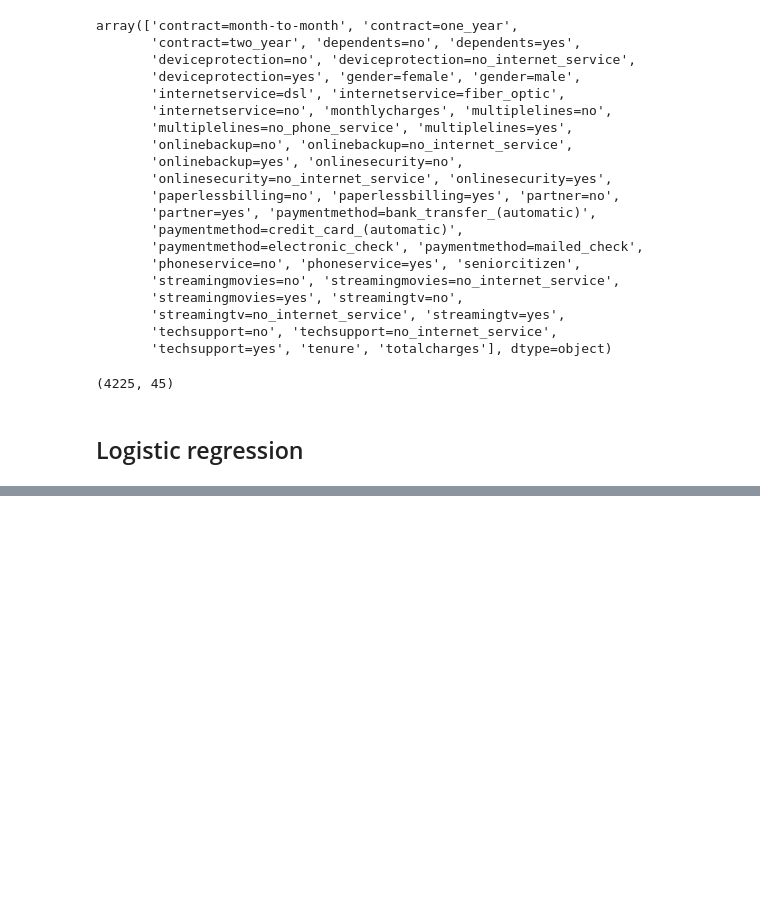
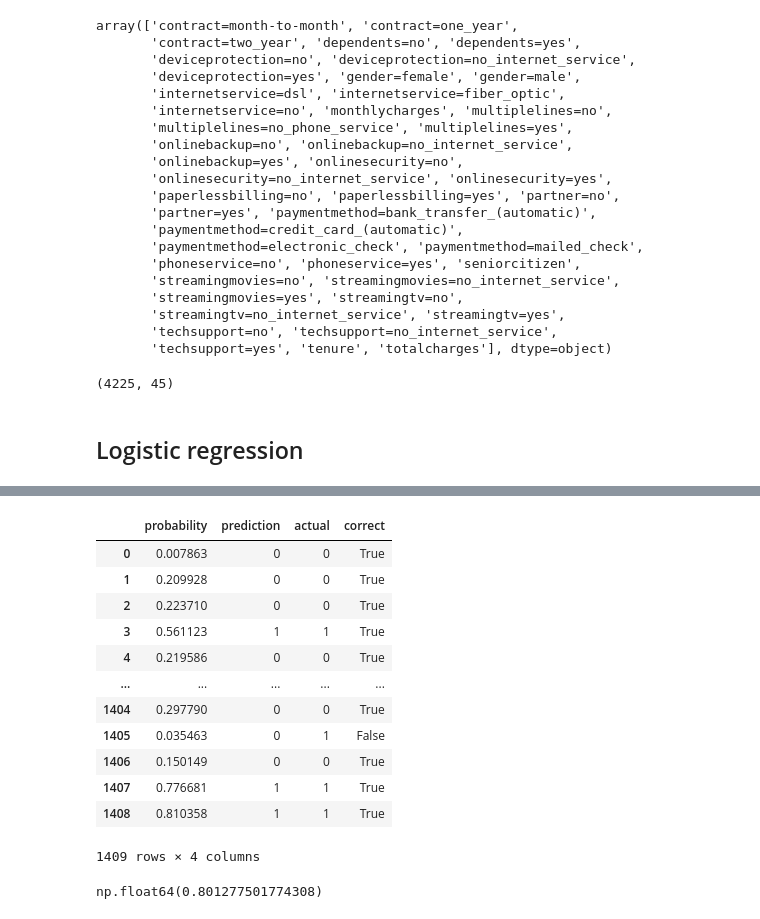
Before and after one commit to yujiezhou001/machine-learning-zoomcamp, a Jupyter notebook: 03-classification/classification.ipynb, the cells around one changed output, grey strips where cells are left out. Drawn from its saved outputs; the diff is of its cells as text; code cells hidden in the pictures; blank space fills up the shorter version.

Commit message:
Training logistic regression with Scikit-Learn

```diff
--- a/03-classification/classification.ipynb
+++ b/03-classification/classification.ipynb
@@ -679,0 +687,7 @@ def logistic_regression(xi):
+# %%
+from sklearn.linear_model import LogisticRegression
+
+model = LogisticRegression(solver='lbfgs')
+# solver='lbfgs' is the default solver in newer version of sklearn
+# for older versions, you need to specify it explicitly
+model.fit(X_train, y_train)
@@ -679,0 +731,3 @@ def logistic_regression(xi):
+# %%
+y_pred = model.predict_proba(X_val)[:, 1]
+y_pred
@@ -679,0 +737,3 @@ def logistic_regression(xi):
+# %%
+churn_decision = (y_pred >= 0.5)
+churn_decision
@@ -679,0 +769,6 @@ def logistic_regression(xi):
+# %%
+df_pred = pd.DataFrame()
+df_pred['probability'] = y_pred
+df_pred['prediction'] = churn_decision.astype(int)
+df_pred['actual'] = y_val
+df_pred
@@ -679,0 +789,21 @@ def logistic_regression(xi):
+# %%
+df_pred['correct'] = df_pred.prediction == df_pred.actual
+df_pred
+# %% [output]
+|  | probability | prediction | actual | correct |
+| 0 | 0.007863 | 0 | 0 | True |
+| 1 | 0.209928 | 0 | 0 | True |
+| 2 | 0.223710 | 0 | 0 | True |
+| 3 | 0.561123 | 1 | 1 | True |
+| 4 | 0.219586 | 0 | 0 | True |
+| ... | ... | ... | ... | ... |
+| 1404 | 0.297790 | 0 | 0 | True |
+| 1405 | 0.035463 | 0 | 1 | False |
+| 1406 | 0.150149 | 0 | 0 | True |
+| 1407 | 0.776681 | 1 | 1 | True |
+| 1408 | 0.810358 | 1 | 1 | True |
+1409 rows × 4 columns
+# %%
+df_pred.correct.mean()
+# %% [output]
+np.float64(0.801277501774308)
```
Also changed, not shown: parts of 16 cells of this notebook.
